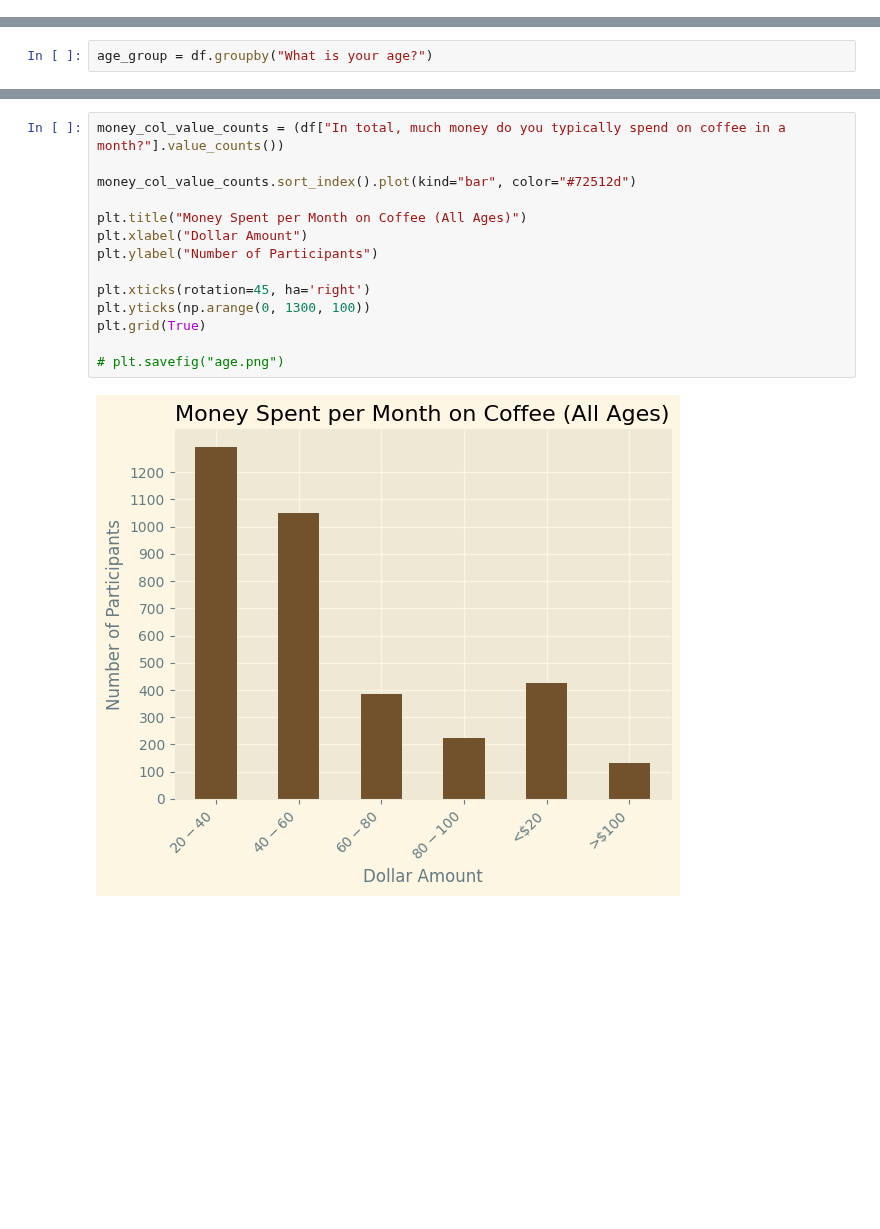
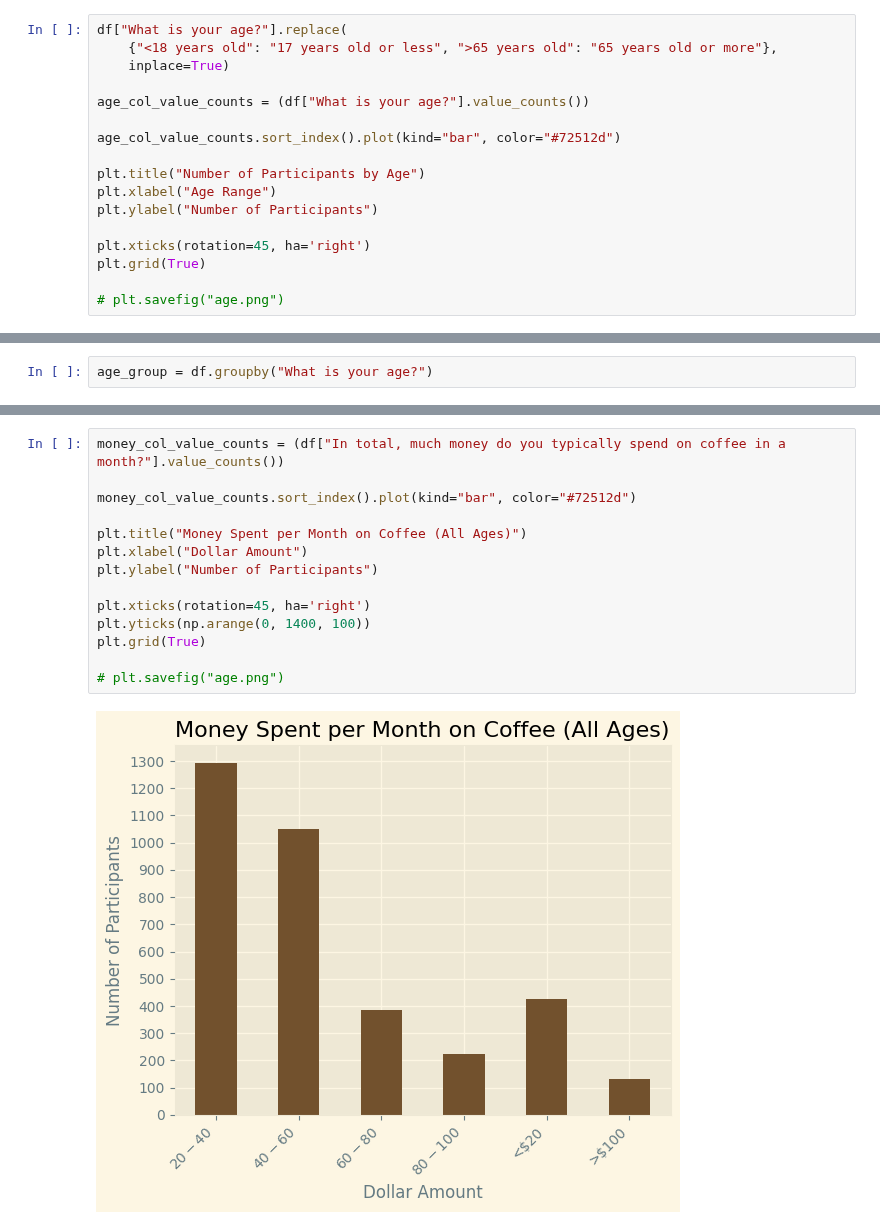
Before and after one commit to peterjungers/coffee_survey, a Jupyter notebook: coffee_survey.ipynb, the cells around one changed output, grey strips where cells are left out. Cells and saved outputs as stored; diff of their text form; blank space fills up the shorter version.

```diff
--- a/coffee_survey.ipynb
+++ b/coffee_survey.ipynb
@@ -86,3 +101,20 @@ plt.grid(True)
 # plt.savefig("age.png")
 # %% [output]
 [figure]
+# %%
+df["What is your age?"].replace(
+    {"<18 years old": "17 years old or less", ">65 years old": "65 years old or more"},
+    inplace=True)
+
+age_col_value_counts = (df["What is your age?"].value_counts())
+
+age_col_value_counts.sort_index().plot(kind="bar", color="#72512d")
+
+plt.title("Number of Participants by Age")
+plt.xlabel("Age Range")
+plt.ylabel("Number of Participants")
+
+plt.xticks(rotation=45, ha='right')
+plt.grid(True)
+
+# plt.savefig("age.png")
@@ -223,16 +239,16 @@ Name: count, dtype: int64
 # %%
 money_col_value_counts = (df["In total, much money do you typically spend on coffee in a month?"].value_counts())
 
 money_col_value_counts.sort_index().plot(kind="bar", color="#72512d")
 
 plt.title("Money Spent per Month on Coffee (All Ages)")
 plt.xlabel("Dollar Amount")
 plt.ylabel("Number of Participants")
 
 plt.xticks(rotation=45, ha='right')
-plt.yticks(np.arange(0, 1300, 100))
+plt.yticks(np.arange(0, 1400, 100))
 plt.grid(True)
 
 # plt.savefig("age.png")
 # %% [output]
-[figure, old version]
+[figure, new version]
```
Also changed, not shown: parts of 14 cells of this notebook.
